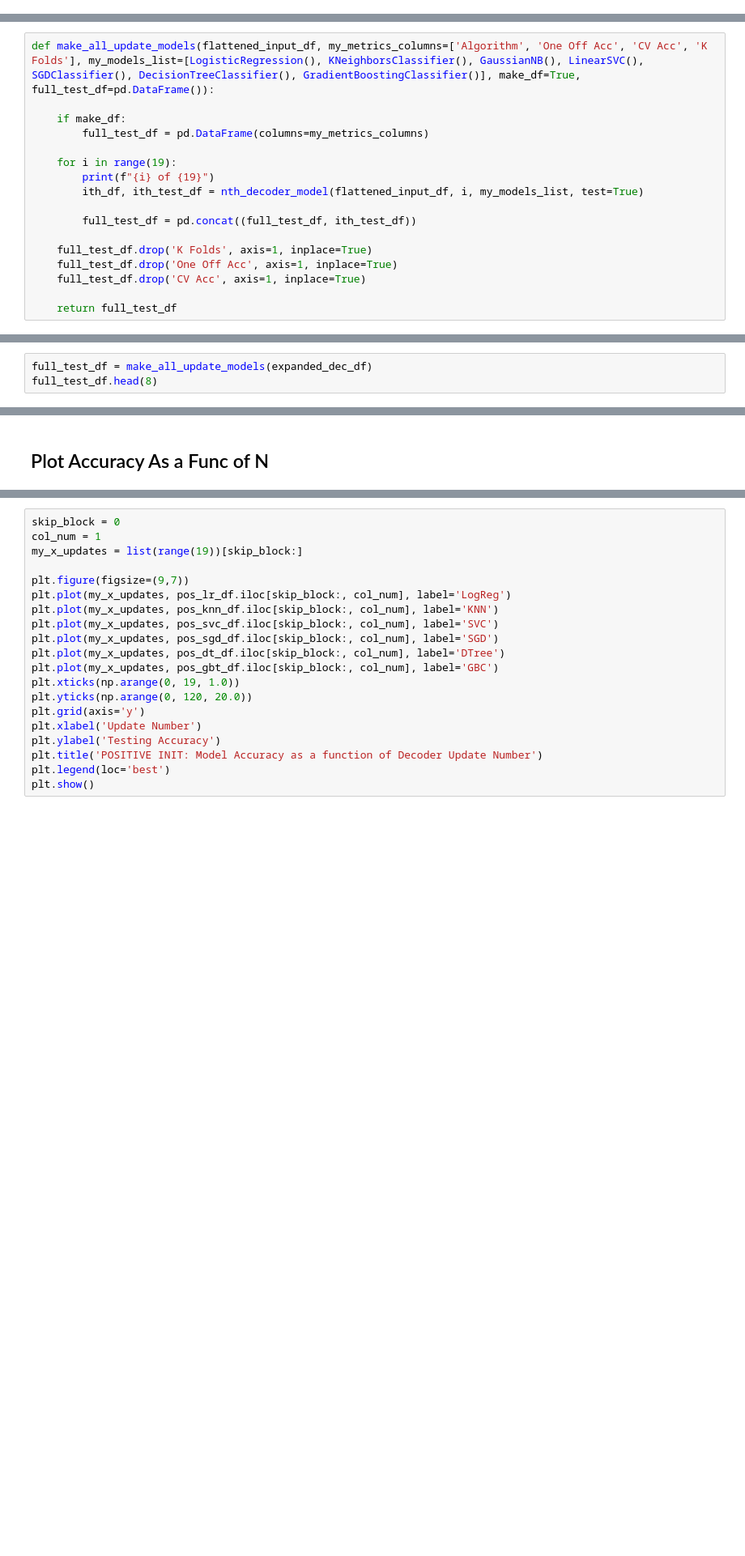
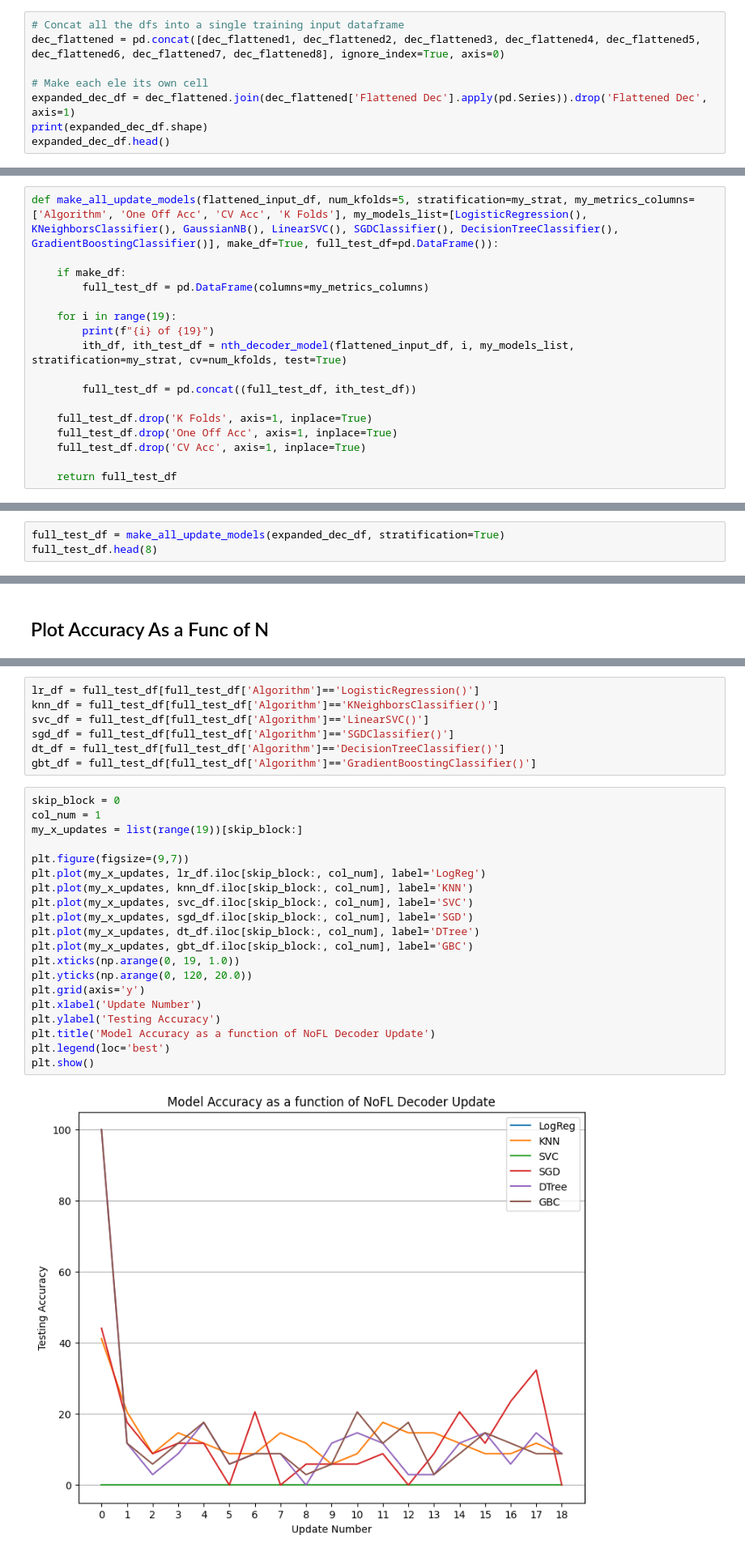
Before and after one commit to kdmalc/personalization-privacy-risk, a Jupyter notebook: 300_FL_Dec_Privacy.ipynb, the cells around one changed output, grey strips where cells are left out. Shown at 81% size. Saved outputs shown, nothing was run; the diff lists cells and outputs as text; blank space fills up the shorter version.

```diff
--- a/300_FL_Dec_Privacy.ipynb
+++ b/300_FL_Dec_Privacy.ipynb
@@ -283,0 +157,8 @@ expanded_dec_df.head()
+# %%
+# Concat all the dfs into a single training input dataframe
+dec_flattened = pd.concat([dec_flattened1, dec_flattened2, dec_flattened3, dec_flattened4, dec_flattened5, dec_flattened6, dec_flattened7, dec_flattened8], ignore_index=True, axis=0)
+
+# Make each ele its own cell
+expanded_dec_df = dec_flattened.join(dec_flattened['Flattened Dec'].apply(pd.Series)).drop('Flattened Dec', axis=1)
+print(expanded_dec_df.shape)
+expanded_dec_df.head()
@@ -294,12 +181,12 @@ my_models = [LogisticRegression(), KNeighborsClassifier(), LinearSVC(), SGDClass
 # %%
-def make_all_update_models(flattened_input_df, my_metrics_columns=['Algorithm', 'One Off Acc', 'CV Acc', 'K Folds'], my_models_list=[LogisticRegression(), KNeighborsClassifier(), GaussianNB(), LinearSVC(), SGDClassifier(), DecisionTreeClassifier(), GradientBoostingClassifier()], make_df=True, full_test_df=pd.DataFrame()):
+def make_all_update_models(flattened_input_df, num_kfolds=5, stratification=my_strat, my_metrics_columns=['Algorithm', 'One Off Acc', 'CV Acc', 'K Folds'], my_models_list=[LogisticRegression(), KNeighborsClassifier(), GaussianNB(), LinearSVC(), SGDClassifier(), DecisionTreeClassifier(), GradientBoostingClassifier()], make_df=True, full_test_df=pd.DataFrame()):
 
     if make_df:
         full_test_df = pd.DataFrame(columns=my_metrics_columns)
 
     for i in range(19):
         print(f"{i} of {19}")
-        ith_df, ith_test_df = nth_decoder_model(flattened_input_df, i, my_models_list, test=True)
+        ith_df, ith_test_df = nth_decoder_model(flattened_input_df, i, my_models_list, stratification=my_strat, cv=num_kfolds, test=True)
 
         full_test_df = pd.concat((full_test_df, ith_test_df))
 
@@ -311,3 +230,3 @@ def make_all_update_models(flattened_input_df, my_metrics_columns=['Algorithm',
 # %%
-full_test_df = make_all_update_models(expanded_dec_df)
+full_test_df = make_all_update_models(expanded_dec_df, stratification=True)
 full_test_df.head(8)
@@ -323,20 +240,29 @@ pos_gbt_df = full_pos_test_df[full_pos_test_df['Algorithm']=='GradientBoostingCl
+# %%
+lr_df = full_test_df[full_test_df['Algorithm']=='LogisticRegression()']
+knn_df = full_test_df[full_test_df['Algorithm']=='KNeighborsClassifier()']
+svc_df = full_test_df[full_test_df['Algorithm']=='LinearSVC()']
+sgd_df = full_test_df[full_test_df['Algorithm']=='SGDClassifier()']
+dt_df = full_test_df[full_test_df['Algorithm']=='DecisionTreeClassifier()']
+gbt_df = full_test_df[full_test_df['Algorithm']=='GradientBoostingClassifier()']
 # %%
 skip_block = 0
 col_num = 1
 my_x_updates = list(range(19))[skip_block:]
 
 plt.figure(figsize=(9,7))
-plt.plot(my_x_updates, pos_lr_df.iloc[skip_block:, col_num], label='LogReg')
-plt.plot(my_x_updates, pos_knn_df.iloc[skip_block:, col_num], label='KNN')
-plt.plot(my_x_updates, pos_svc_df.iloc[skip_block:, col_num], label='SVC')
-plt.plot(my_x_updates, pos_sgd_df.iloc[skip_block:, col_num], label='SGD')
-plt.plot(my_x_updates, pos_dt_df.iloc[skip_block:, col_num], label='DTree')
-plt.plot(my_x_updates, pos_gbt_df.iloc[skip_block:, col_num], label='GBC')
+plt.plot(my_x_updates, lr_df.iloc[skip_block:, col_num], label='LogReg')
+plt.plot(my_x_updates, knn_df.iloc[skip_block:, col_num], label='KNN')
+plt.plot(my_x_updates, svc_df.iloc[skip_block:, col_num], label='SVC')
+plt.plot(my_x_updates, sgd_df.iloc[skip_block:, col_num], label='SGD')
+plt.plot(my_x_updates, dt_df.iloc[skip_block:, col_num], label='DTree')
+plt.plot(my_x_updates, gbt_df.iloc[skip_block:, col_num], label='GBC')
 plt.xticks(np.arange(0, 19, 1.0))
 plt.yticks(np.arange(0, 120, 20.0))
 plt.grid(axis='y')
 plt.xlabel('Update Number')
 plt.ylabel('Testing Accuracy')
-plt.title('POSITIVE INIT: Model Accuracy as a function of Decoder Update Number')
+plt.title('Model Accuracy as a function of NoFL Decoder Update')
 plt.legend(loc='best')
 plt.show()
+# %% [output]
+[figure, added]
```
Also changed, not shown: parts of 39 cells of this notebook, 2 other files.
